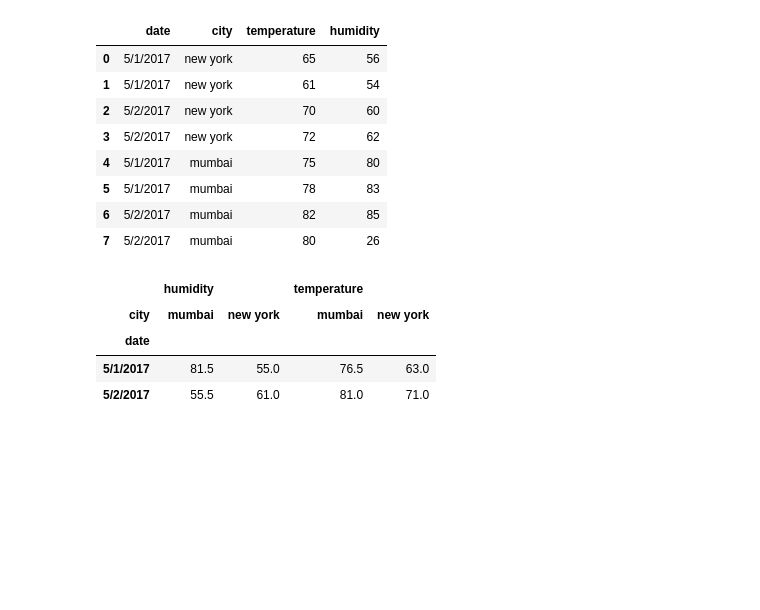
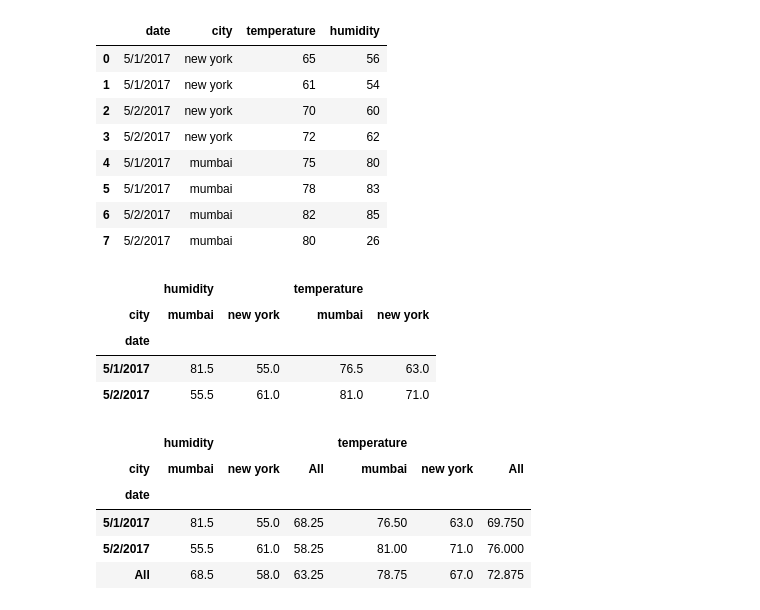
Before and after one commit to KawshalRam/Pandas, a Jupyter notebook: 6)_pandas_pivot_table.ipynb, the cells around one changed output. Saved outputs shown, nothing was run; the diff lists cells and outputs as text; code cells hidden in the pictures; blank space fills up the shorter version.

```diff
--- a/6)_pandas_pivot_table.ipynb
+++ b/6)_pandas_pivot_table.ipynb
@@ -98,3 +98,13 @@ df6
 | date |  |  |  |  |
 | 5/1/2017 | 81.5 | 55.0 | 76.5 | 63.0 |
 | 5/2/2017 | 55.5 | 61.0 | 81.0 | 71.0 |
+# %%
+df7=df4.pivot_table(index='date',columns='city',margins=True)
+df7
+# %% [output]
+|  | humidity |  |  | temperature |  |  |
+| city | mumbai | new york | All | mumbai | new york | All |
+| date |  |  |  |  |  |  |
+| 5/1/2017 | 81.5 | 55.0 | 68.25 | 76.50 | 63.0 | 69.750 |
+| 5/2/2017 | 55.5 | 61.0 | 58.25 | 81.00 | 71.0 | 76.000 |
+| All | 68.5 | 58.0 | 63.25 | 78.75 | 67.0 | 72.875 |
```
Also changed, not shown: parts of 4 cells of this notebook.
